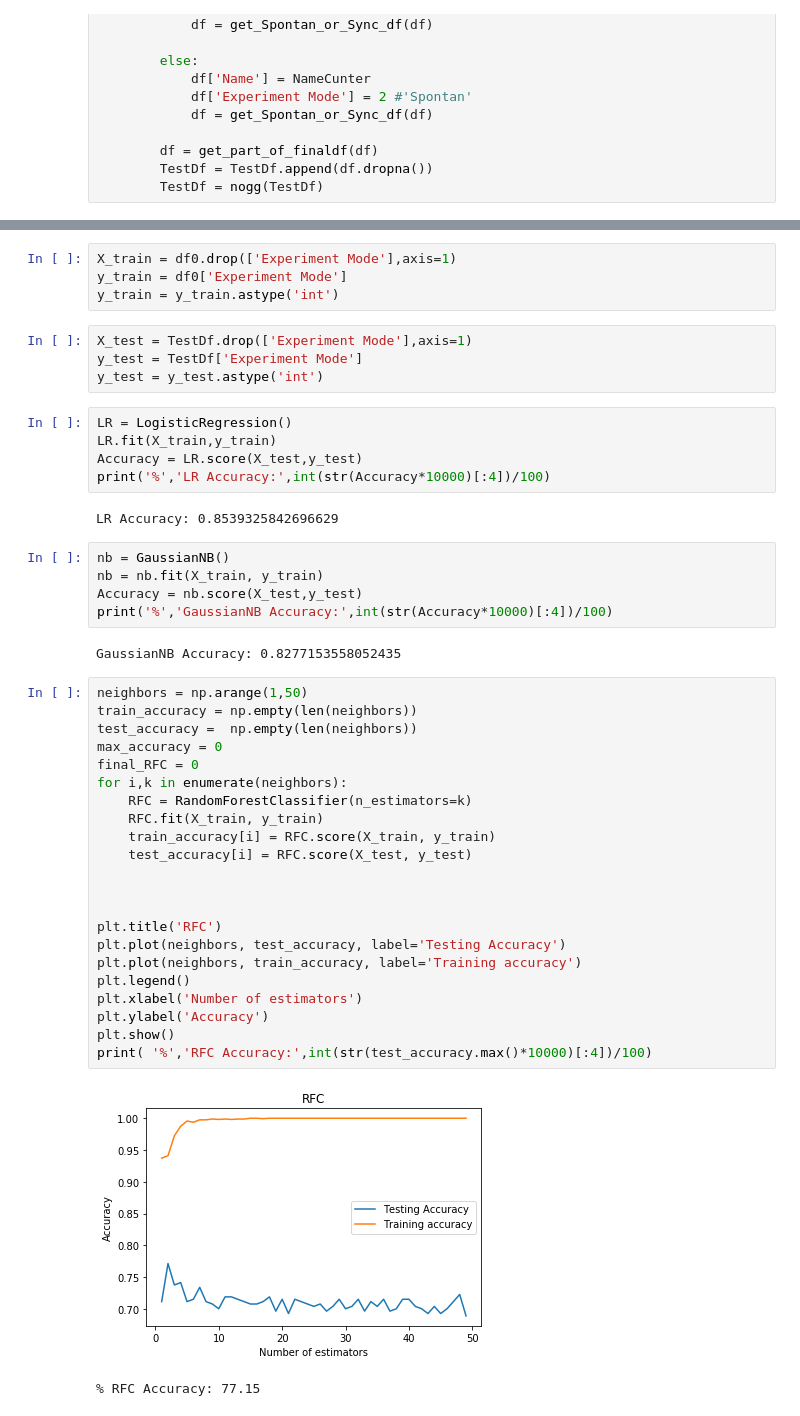
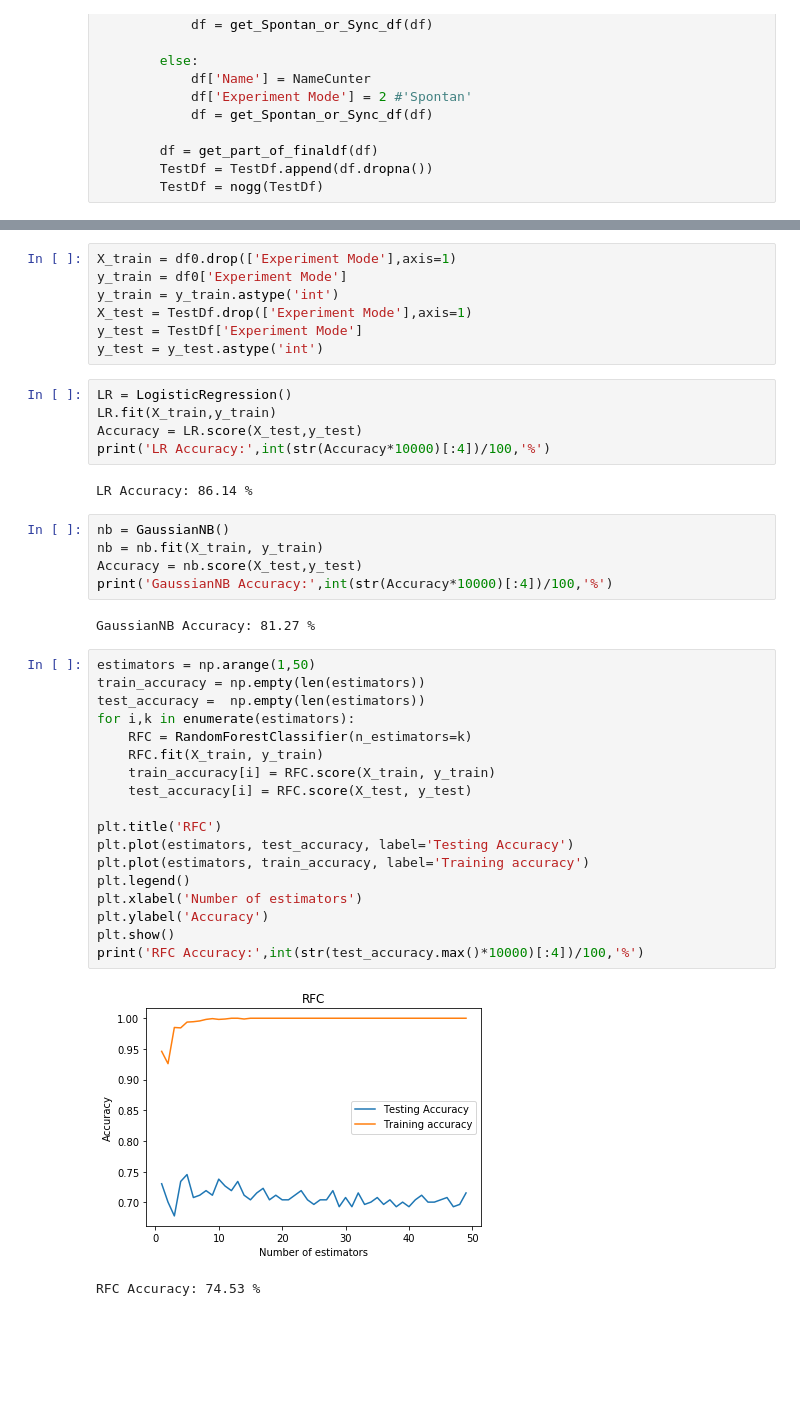
Before and after one commit to Eliot100/finl-work, a Jupyter notebook: עבודה סופית 2.ipynb, the cells around one changed output, grey strips where cells are left out. Saved outputs shown, nothing was run; the diff lists cells and outputs as text; blank space fills up the shorter version.

```diff
--- a/עבודה סופית 2.ipynb
+++ b/עבודה סופית 2.ipynb
@@ -747,49 +748,44 @@ for x in columns1 :
 X_train = df0.drop(['Experiment Mode'],axis=1)
 y_train = df0['Experiment Mode']
 y_train = y_train.astype('int')
+X_test = TestDf.drop(['Experiment Mode'],axis=1)
+y_test = TestDf['Experiment Mode']
+y_test = y_test.astype('int')
-# %%
-X_test = TestDf.drop(['Experiment Mode'],axis=1)
-y_test = TestDf['Experiment Mode']
-y_test = y_test.astype('int')
 # %%
 LR = LogisticRegression()
 LR.fit(X_train,y_train)
 Accuracy = LR.score(X_test,y_test)
-print('%','LR Accuracy:',int(str(Accuracy*10000)[:4])/100)
+print('LR Accuracy:',int(str(Accuracy*10000)[:4])/100,'%')
 # %% [output]
-LR Accuracy: 0.8539325842696629
+LR Accuracy: 86.14 %
 # %%
 nb = GaussianNB()
 nb = nb.fit(X_train, y_train)
 Accuracy = nb.score(X_test,y_test)
-print('%','GaussianNB Accuracy:',int(str(Accuracy*10000)[:4])/100)
+print('GaussianNB Accuracy:',int(str(Accuracy*10000)[:4])/100,'%')
 # %% [output]
-GaussianNB Accuracy: 0.8277153558052435
+GaussianNB Accuracy: 81.27 %
 # %%
-neighbors = np.arange(1,50)
-train_accuracy = np.empty(len(neighbors))
-test_accuracy =  np.empty(len(neighbors))
-max_accuracy = 0
-final_RFC = 0
-for i,k in enumerate(neighbors):
+estimators = np.arange(1,50)
+train_accuracy = np.empty(len(estimators))
+test_accuracy =  np.empty(len(estimators))
+for i,k in enumerate(estimators):
     RFC = RandomForestClassifier(n_estimators=k)
     RFC.fit(X_train, y_train)
     train_accuracy[i] = RFC.score(X_train, y_train)
     test_accuracy[i] = RFC.score(X_test, y_test)
 
-
-
 plt.title('RFC')
-plt.plot(neighbors, test_accuracy, label='Testing Accuracy')
-plt.plot(neighbors, train_accuracy, label='Training accuracy')
+plt.plot(estimators, test_accuracy, label='Testing Accuracy')
+plt.plot(estimators, train_accuracy, label='Training accuracy')
 plt.legend()
 plt.xlabel('Number of estimators')
 plt.ylabel('Accuracy')
 plt.show()
-print( '%','RFC Accuracy:',int(str(test_accuracy.max()*10000)[:4])/100)
+print('RFC Accuracy:',int(str(test_accuracy.max()*10000)[:4])/100,'%')
 # %% [output]
-[figure, old version]
+[figure, new version]
-% RFC Accuracy: 77.15
+RFC Accuracy: 74.53 %
 # %%
 neighbors = np.arange(1,25)
 train_accuracy = np.empty(len(neighbors))
```
Also changed, not shown: parts of 15 cells of this notebook.
